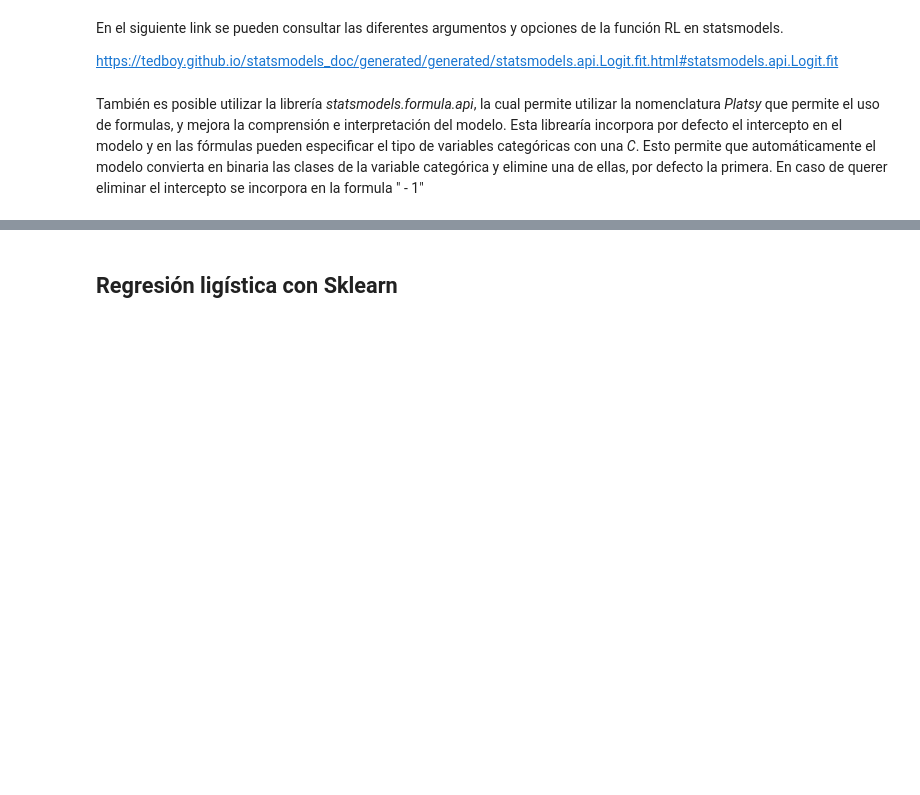
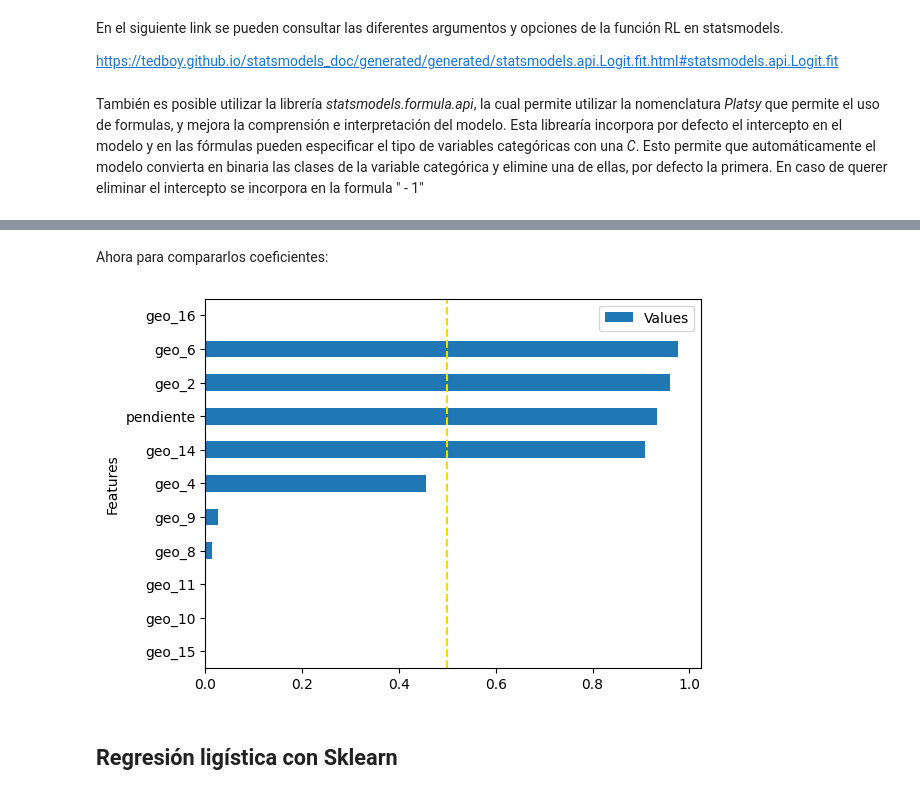
Before and after one commit to edieraristizabal/MachineLearning, a Jupyter notebook: NOTEBOOKS/16_Regresion_Logistica.ipynb, the cells around one changed output, grey strips where cells are left out. Drawn from its saved outputs; the diff is of its cells as text; code cells hidden in the pictures; blank space fills up the shorter version.

```diff
--- a/NOTEBOOKS/16_Regresion_Logistica.ipynb
+++ b/NOTEBOOKS/16_Regresion_Logistica.ipynb
@@ -513,3 +531,17 @@ pendiente             0.0397      0.002     17.412      0.000       0.035
+# %% [markdown]
+Ahora para compararlos coeficientes:
+# %%
+X1.drop('aspecto',axis=1,inplace=True)
+X_feat = X1.columns
+pv=lr.pvalues
+val = pd.DataFrame(pv[1:].values,columns=["Values"])
+feats = pd.DataFrame(X_feat,columns=['Features'])
+feat_val=pd.concat([feats,val],axis=1)
+feat_val.set_index("Features",inplace=True)
+feat_val.sort_values(by='Values').plot(kind='barh')
+plt.axvline(x = 0.5, color ="gold",ls="--");
+# %% [output]
+[figure, added]
 # %% [markdown]
 ## Regresión ligística con Sklearn
 # %% [markdown]
```
Also changed, not shown: parts of 5 cells of this notebook.
